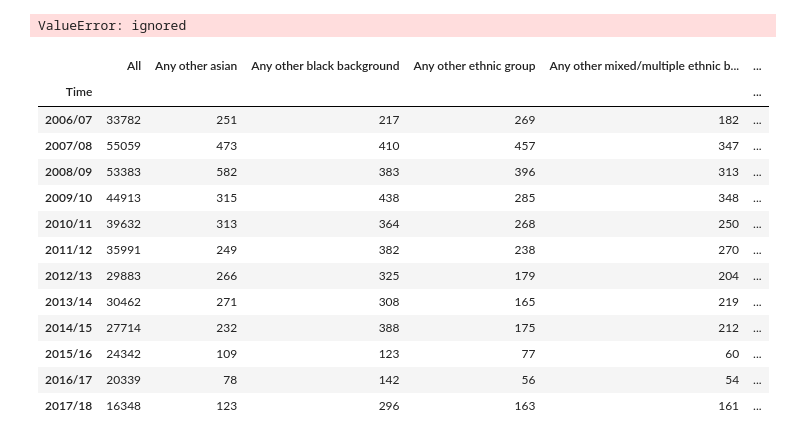
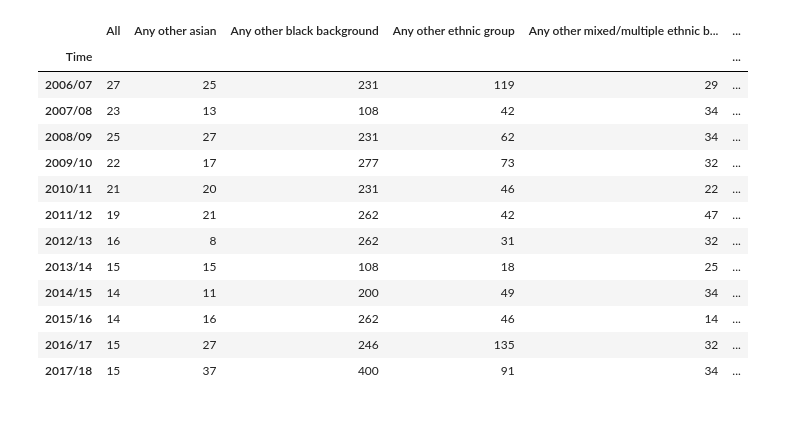
Before and after one commit to ab17254/ce888, a Jupyter notebook: Assignment/preprocessing_assignment1.ipynb, the cells around one changed output. Drawn from its saved outputs; the diff is of its cells as text; code cells hidden in the pictures.

```diff
--- a/Assignment/preprocessing_assignment1.ipynb
+++ b/Assignment/preprocessing_assignment1.ipynb
@@ -23,29 +26,27 @@ def clean_data(location, df):
   df_new = df_new.astype(int)
   return df_new
 # %%
-arrest_df_all = clean_data('All', arrest_df)
-arrest_df_london = clean_data('London, City of', arrest_df)
-# arrest_df_suffolk = clean_data('Suffolk', arrest_df)
-arrest_df_manchester = clean_data('Greater Manchester', arrest_df)
-arrest_df_essex = clean_data('Essex', arrest_df)
+arrest_df_all = get_arrest_per_pop('All', arrest_df)
+arrest_df_cumbria = get_arrest_per_pop('Cumbria', arrest_df)
+arrest_df_manchester = get_arrest_per_pop('Greater Manchester', arrest_df)
+
+arrest_df_essex = get_arrest_per_pop('Essex', arrest_df)
-# %% [output]
-ValueError: ignored
-# %%
-arrest_df_essex
-# %% [output]
-|  | All | Any other asian | Any other black background | Any other ethnic group | Any other mixed/multiple ethnic b... | ... |
-| Time |  |  |  |  |  | ... |
-| 2006/07 | 33782 | 251 | 217 | 269 | 182 | ... |
-| 2007/08 | 55059 | 473 | 410 | 457 | 347 | ... |
-| 2008/09 | 53383 | 582 | 383 | 396 | 313 | ... |
-| 2009/10 | 44913 | 315 | 438 | 285 | 348 | ... |
-| 2010/11 | 39632 | 313 | 364 | 268 | 250 | ... |
-| 2011/12 | 35991 | 249 | 382 | 238 | 270 | ... |
-| 2012/13 | 29883 | 266 | 325 | 179 | 204 | ... |
-| 2013/14 | 30462 | 271 | 308 | 165 | 219 | ... |
-| 2014/15 | 27714 | 232 | 388 | 175 | 212 | ... |
-| 2015/16 | 24342 | 109 | 123 | 77 | 60 | ... |
-| 2016/17 | 20339 | 78 | 142 | 56 | 54 | ... |
-| 2017/18 | 16348 | 123 | 296 | 163 | 161 | ... |
+# %%
+arrest_df_suffolk
+# %% [output]
+|  | All | Any other asian | Any other black background | Any other ethnic group | Any other mixed/multiple ethnic b... | ... |
+| Time |  |  |  |  |  | ... |
+| 2006/07 | 27 | 25 | 231 | 119 | 29 | ... |
+| 2007/08 | 23 | 13 | 108 | 42 | 34 | ... |
+| 2008/09 | 25 | 27 | 231 | 62 | 34 | ... |
+| 2009/10 | 22 | 17 | 277 | 73 | 32 | ... |
+| 2010/11 | 21 | 20 | 231 | 46 | 22 | ... |
+| 2011/12 | 19 | 21 | 262 | 42 | 47 | ... |
+| 2012/13 | 16 | 8 | 262 | 31 | 32 | ... |
+| 2013/14 | 15 | 15 | 108 | 18 | 25 | ... |
+| 2014/15 | 14 | 11 | 200 | 49 | 34 | ... |
+| 2015/16 | 14 | 16 | 262 | 46 | 14 | ... |
+| 2016/17 | 15 | 27 | 246 | 135 | 32 | ... |
+| 2017/18 | 15 | 37 | 400 | 91 | 34 | ... |
 # %%
 fig, ax = plt.subplots(figsize=(24,18))
```
Also changed, not shown: parts of 4 cells of this notebook.
